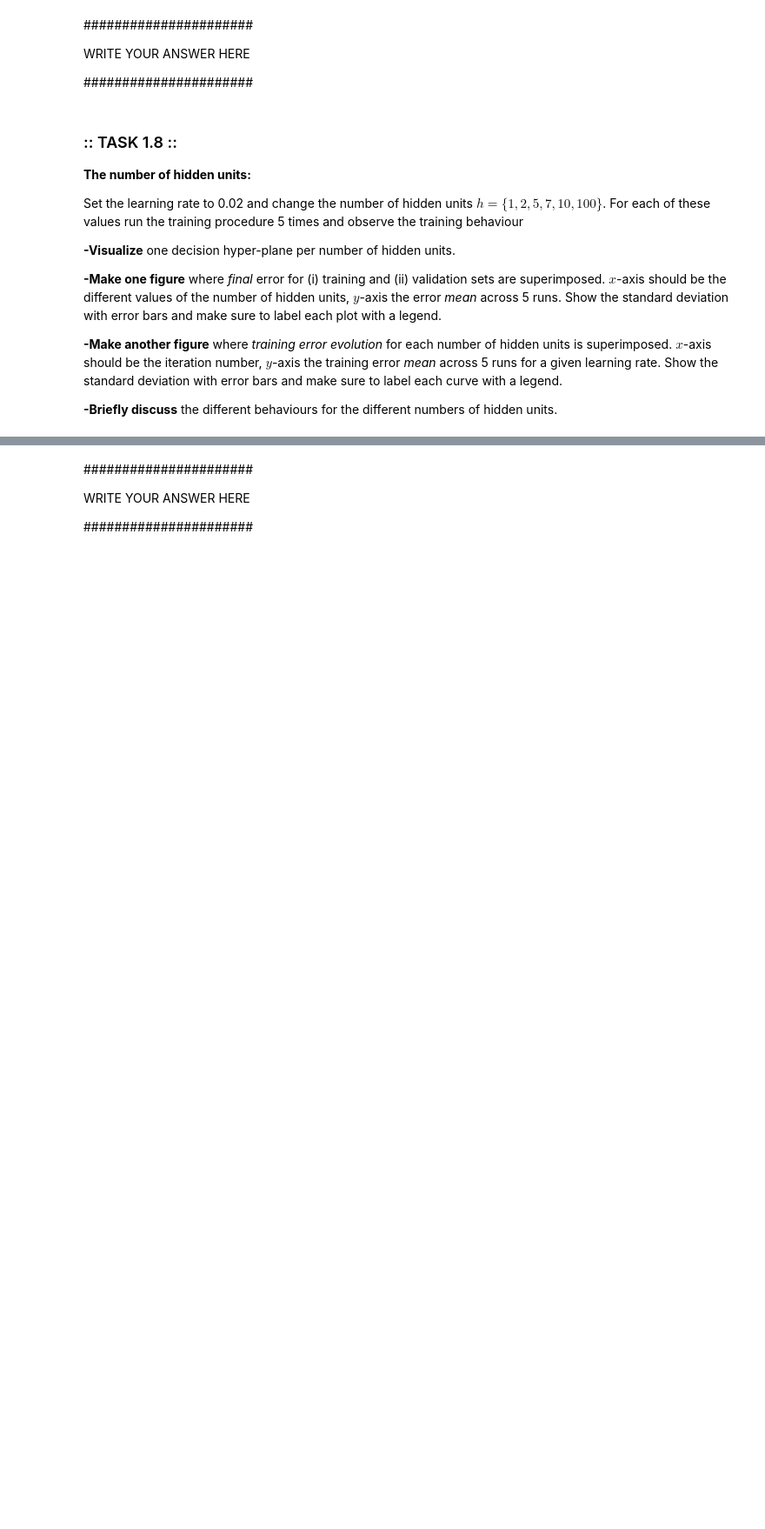
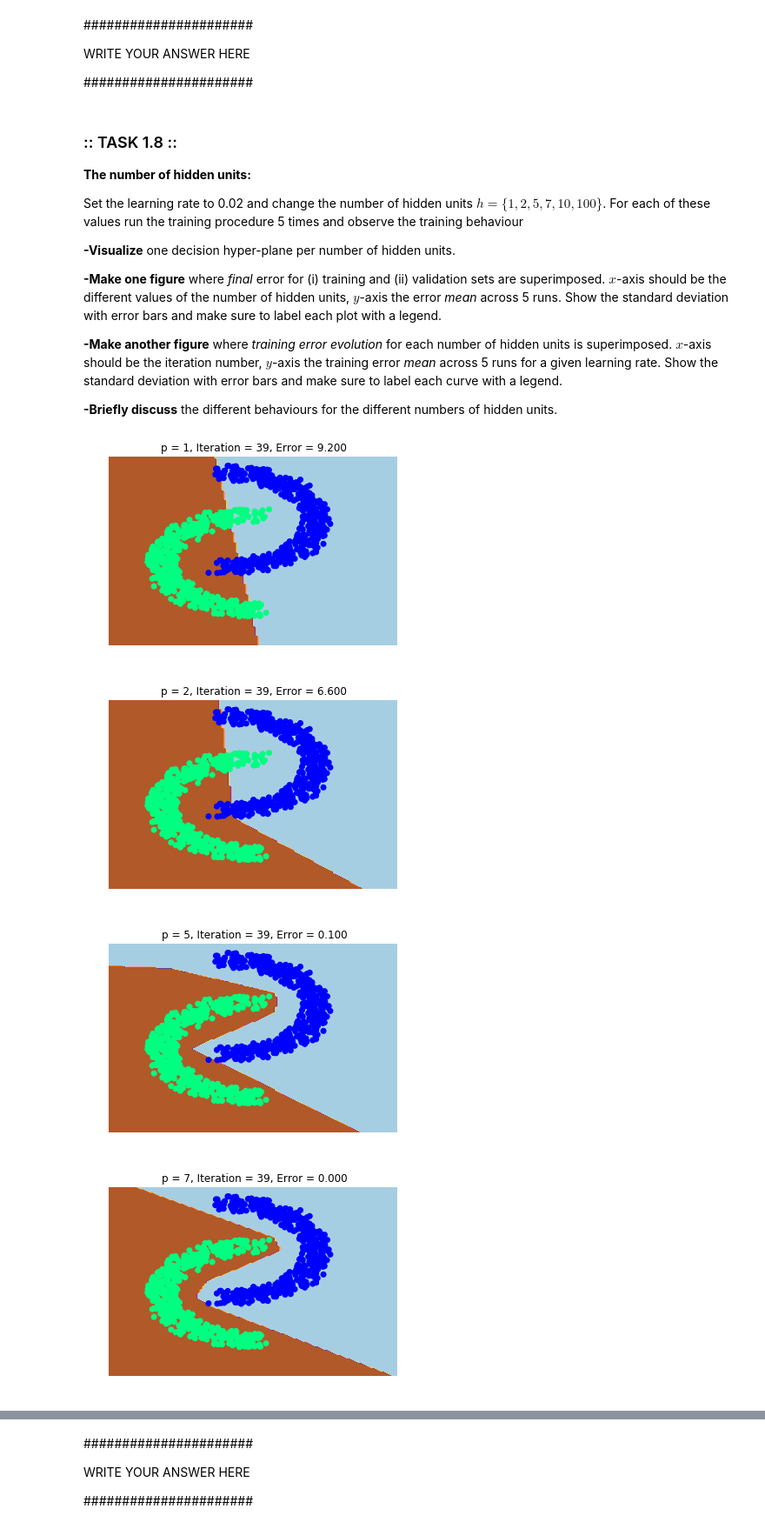
Before and after one commit to raphaelavalos/object-recognition, a Jupyter notebook: A2/A2.ipynb, the cells around one changed output, grey strips where cells are left out. Shown at 87% size. Drawn from its saved outputs; the diff is of its cells as text; code cells hidden in the pictures; blank space fills up the shorter version.

Commit message:
one plot missing + comments

```diff
--- a/A2/A2.ipynb
+++ b/A2/A2.ipynb
@@ -80,9 +80,9 @@ def decision_boundary_nnet(X, Y, Wi, bi, Wo, bo):
                      np.arange(y_min, y_max, .05))
 
     XX = np.vstack((xx.ravel(), yy.ravel())).T
-    input_hidden = np.dot(XX, Wi) + bi
+    input_hidden = Wi @ XX.T + bi
     hidden = np.maximum(input_hidden, 0)
-    Z = np.dot(hidden, Wo) + bo
+    Z = Wo.T @ hidden + bo
 
     # Put the result into a color plot
     Z = Z.reshape(xx.shape)
@@ -123,9 +123,9 @@ def nnet_forward_logloss(X, Y, Wi, bi, Wo, bo):
                     values Y in {-1,1}
     '''
     # Hidden layer
-    hidden = np.maximum(np.dot(X, Wi) + bi, 0)
+    hidden = np.maximum(Wi @ X + bi, 0)
     # Output of the network
-    Yo = np.dot(hidden, Wo) + bo
+    Yo = Wo.T @ hidden + bo
     # Probabilistic output
     Po = sigm(Yo)
     # Logistic loss
@@ -337,9 +338,9 @@ def train_loop(Xtr, Ytr, Xval, Yval, h, lrate, vis='all', nEpochs=100):
     val_error = np.zeros(nEpochs*nSamples)
 
     # Randomly initialize parameters of the model
-    Wi = np.random.randn(Xtr.shape[1], h)
-    Wo = np.zeros(h)
-    bi = np.zeros(h)
+    Wi = np.random.randn(h, Xtr.shape[1])
+    Wo = np.zeros((h, 1))
+    bi = np.zeros((h, 1))
     bo = 0.
 
     if(vis == 'all' or vis == 'last'):
@@ -352,7 +353,7 @@ def train_loop(Xtr, Ytr, Xval, Yval, h, lrate, vis='all', nEpochs=100):
         Y = Ytr[n]
 
         # Compute gradient
-        grad_s_Wi, grad_s_bi, grad_s_Wo, grad_s_bo = gradient_nn(X, Y, Wi, bi, Wo, bo)
+        grad_s_Wi, grad_s_Wo, grad_s_bi, grad_s_bo = gradient_nn(X.reshape((2,1)), Y, Wi, bi, Wo, bo)
 
         # Gradient update
         Wi -= lrate*grad_s_Wi
@@ -361,12 +362,12 @@ def train_loop(Xtr, Ytr, Xval, Yval, h, lrate, vis='all', nEpochs=100):
         bo -= lrate*grad_s_bo
 
         # Compute training error
-        Po, Yo, loss    = nnet_forward_logloss(Xtr, Ytr, Wi, bi, Wo, bo)
+        Po, Yo, loss    = nnet_forward_logloss(Xtr.T, Ytr, Wi, bi, Wo, bo)
         Yo_class        = np.sign(Yo)
         tr_error[i]     = 100*np.mean(Yo_class != Ytr)
 
         # Compute validation error
-        Pov, Yov, lossv = nnet_forward_logloss(Xval, Yval, Wi, bi, Wo, bo)
+        Pov, Yov, lossv = nnet_forward_logloss(Xval.T, Yval, Wi, bi, Wo, bo)
         Yov_class       = np.sign(Yov)
         val_error[i]    = 100*np.mean(Yov_class != Yval)
 
@@ -404,0 +403,8 @@ tr_error, val_error = train_loop(Xtr, Ytr, Xval, Yval, h, lrate)
+# %%
+import pandas as pd
+
+l = []
+for i in range(5):
+    tr_error, val_error = train_loop(Xtr, Ytr, Xval, Yval, h, lrate, vis='never')
+    l.append((i,tr_error[-1], val_error[-1]))
+df = pd.DataFrame(l, columns=['id', 'training_error', 'validation_error'])
@@ -486,0 +505,20 @@ Set the learning rate to 0.02 and change the number of hidden units $h = \{1, 2,
+# %%
+nEpochs = 40
+trials = 5
+lrate = 0.02
+plot_data_hs = np.zeros((2, trials, len(hs), nEpochs*1000))
+hs = [1,2,5,7,10,100]
+for j, h in enumerate(hs):
+    print('Hidden units = %i' % h)
+    vis = 'last'
+    for i in range(trials):
+        if i !=0 :
+            vis = 'never'
+        tr_error, val_error = train_loop(Xtr, Ytr, Xval, Yval, h, lrate, vis=vis, nEpochs=nEpochs)
+        plot_data_hs[0, i, j, :] = tr_error
+        plot_data_hs[1, i, j, :] = val_error
+# %% [output]
+[figure, added]
+[figure, added]
+[figure, added]
+[figure, added]
```
Also changed, not shown: parts of 37 cells of this notebook.
